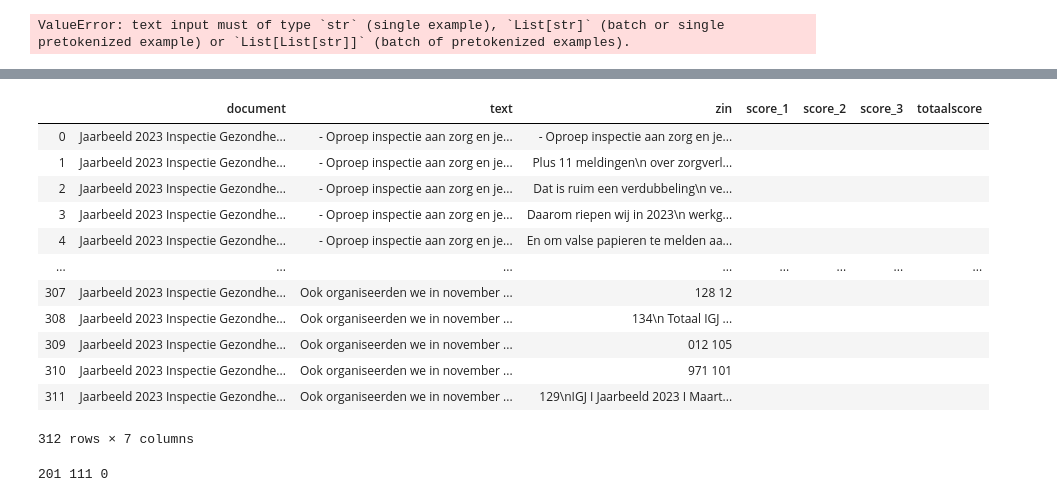
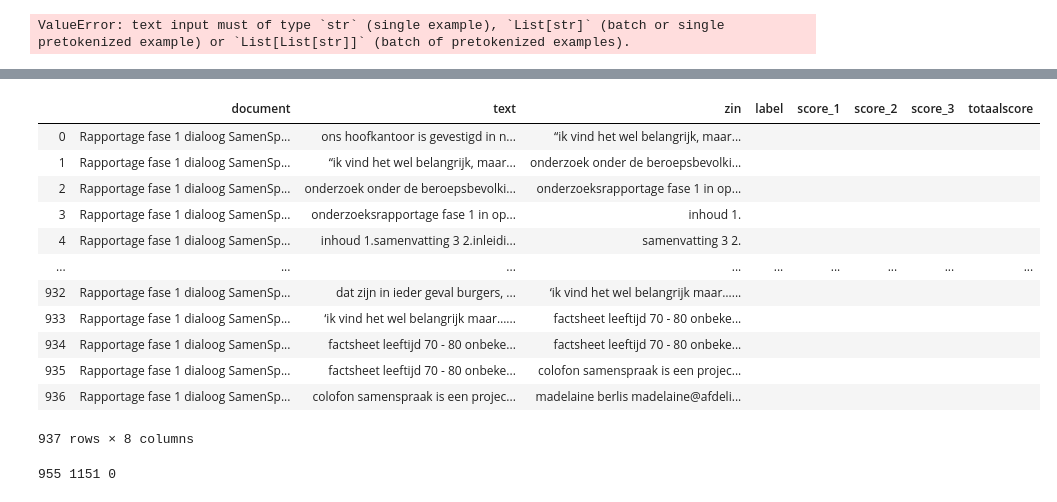
Before and after one commit to milenadeswart/Datalab_PDR, a Jupyter notebook: datasets/Bert_model_test_pretrained.ipynb, the cells around one changed output, grey strips where cells are left out. Drawn from its saved outputs; the diff is of its cells as text; code cells hidden in the pictures.

```diff
--- a/datasets/Bert_model_test_pretrained.ipynb
+++ b/datasets/Bert_model_test_pretrained.ipynb
@@ -33,7 +33,7 @@ You should probably TRAIN this model on a down-stream task to be able to use it
 # %%
 # inladen data
 dataset_path = "~/share/Milena/programma-discriminatie-en-racisme/datasets/"
-dataset_zoek = pd.read_csv(dataset_path + 'dataset_milena.csv', sep = ';') # model is te groot om te trainen met volledige dataset zonder GPU
+dataset_zoek = pd.read_csv(dataset_path + 'dataset_milena_3.csv', sep = ';') # model is te groot om te trainen met volledige dataset zonder GPU
 # %%
 # hoe veel komt discriminatie voor in de dataset?
 print(dataset_zoek.columns)
@@ -235,57 +237,76 @@ Stimuleren gebruik eiwithoudende grondstoffen uit Europa
 # %%
 # Rapportage fase 1 dialoog SamenSpraak
 # dit document splitsen in zinnen en beschikbaar maken voor labelling
 
-kolommen = ['document', 'text', 'zin']
-data = []
-paragrafen = []
+# als de data wordt aangeleverd in paragraafformat
+def generate_to_label_paragrafen(document):
+    kolommen = ['document', 'text', 'zin']
+    data = []
+    paragrafen = []
+    woorden = []
 
-def generate_to_label(document):
     # isolate sentences based on '.' or '!' or '?'
     for i in range(len(dataset_zoek)):
         if dataset_zoek['Onderwerp'].iloc[i] == document:
             # voorkomen dat paragrafen dubbel worden opgenomen
             paragraaf = dataset_zoek['text'].iloc[i]
             document = dataset_zoek['Onderwerp'].iloc[i]
             if paragraaf not in paragrafen:
                 paragrafen.append(paragraaf)
                 zinnen = paragraaf.split(sep = '.')
 
                 for zin in zinnen:
-                    zin_data = []
-                    zin_data.append(document)
-                    zin_data.append(paragraaf)
-                    zin_data.append(zin)
-                    data.append(zin_data)
+                    data.append([document, paragraaf, zin])
     to_label = pd.DataFrame(data, columns = kolommen)
     return(to_label)
 
-data_for_labelling = generate_to_label('Jaarbeeld 2023 Inspectie Gezondheidszorg en Jeugd')
+# als de data al is gesplitst in zinnen
+def generate_to_label_zinnen(document):
+    kolommen = ['document', 'text', 'zin']
+    data = []
+    paragrafen = []
+    woorden = []
+
+    # isolate sentences based on '.' or '!' or '?'
+    for i in range(len(dataset_zoek)):
+        if dataset_zoek['Onderwerp'].iloc[i] == document:
+            # voorkomen dat paragrafen dubbel worden opgenomen
+            zin = dataset_zoek['text'].iloc[i]
+            document = dataset_zoek['Onderwerp'].iloc[i]
+
+            # voeg voorgaande en opvolgende zin toe om context mee te geven
+            if i == 0:
+                paragraaf = dataset_zoek['text'].iloc[i] + dataset_zoek['text'].iloc[i+1]
+            elif i == len(dataset_zoek):
+                paragraaf = dataset_zoek['text'].iloc[i-1] + dataset_zoek['text'].iloc[i]
+            else:
+                paragraaf = dataset_zoek['text'].iloc[i-1] + dataset_zoek['text'].iloc[i] + dataset_zoek['text'].iloc[i+1]
+            data.append([document, paragraaf, zin])
+    to_label = pd.DataFrame(data, columns = kolommen)
+    return(to_label)
+
+data_for_labelling = generate_to_label_zinnen('Rapportage fase 1 dialoog SamenSpraak')
 data_for_labelling['label'] = ''
 data_for_labelling['score_1'] = ''
 data_for_labelling['score_2'] = ''
 data_for_labelling['score_3'] = ''
 data_for_labelling['totaalscore'] = ''
 
 display(data_for_labelling)
-
-# optioneel: exporteer naar .csv
-#export_path = 'milenadeswart/share/Milena/programma-discriminatie-en-racisme/datasets/'
-#datasetDR.to_csv('dataset_te_labellen.csv')
 # %% [output]
-|  | document | text | zin | score_1 | score_2 | score_3 | totaalscore |
-| 0 | Jaarbeeld 2023 Inspectie Gezondhe... | - Oproep inspectie aan zorg en je... | - Oproep inspectie aan zorg en je... |  |  |  |  |
-| 1 | Jaarbeeld 2023 Inspectie Gezondhe... | - Oproep inspectie aan zorg en je... | Plus 11 meldingen\n over zorgverl... |  |  |  |  |
-| 2 | Jaarbeeld 2023 Inspectie Gezondhe... | - Oproep inspectie aan zorg en je... | Dat is ruim een verdubbeling\n ve... |  |  |  |  |
-| 3 | Jaarbeeld 2023 Inspectie Gezondhe... | - Oproep inspectie aan zorg en je... | Daarom riepen wij in 2023\n werkg... |  |  |  |  |
-| 4 | Jaarbeeld 2023 Inspectie Gezondhe... | - Oproep inspectie aan zorg en je... | En om valse papieren te melden aa... |  |  |  |  |
-| ... | ... | ... | ... | ... | ... | ... | ... |
-| 307 | Jaarbeeld 2023 Inspectie Gezondhe... | Ook organiseerden we in november ... | 128 12 |  |  |  |  |
-| 308 | Jaarbeeld 2023 Inspectie Gezondhe... | Ook organiseerden we in november ... | 134\n Totaal IGJ ... |  |  |  |  |
-| 309 | Jaarbeeld 2023 Inspectie Gezondhe... | Ook organiseerden we in november ... | 012 105 |  |  |  |  |
-| 310 | Jaarbeeld 2023 Inspectie Gezondhe... | Ook organiseerden we in november ... | 971 101 |  |  |  |  |
-| 311 | Jaarbeeld 2023 Inspectie Gezondhe... | Ook organiseerden we in november ... | 129\nIGJ I Jaarbeeld 2023 I Maart... |  |  |  |  |
+|  | document | text | zin | label | score_1 | score_2 | score_3 | totaalscore |
+| 0 | Rapportage fase 1 dialoog SamenSp... | ons hoofkantoor is gevestigd in n... | “ik vind het wel belangrijk, maar... |  |  |  |  |  |
+| 1 | Rapportage fase 1 dialoog SamenSp... | “ik vind het wel belangrijk, maar... | onderzoek onder de beroepsbevolki... |  |  |  |  |  |
+| 2 | Rapportage fase 1 dialoog SamenSp... | onderzoek onder de beroepsbevolki... | onderzoeksrapportage fase 1 in op... |  |  |  |  |  |
+| 3 | Rapportage fase 1 dialoog SamenSp... | onderzoeksrapportage fase 1 in op... | inhoud 1. |  |  |  |  |  |
+| 4 | Rapportage fase 1 dialoog SamenSp... | inhoud 1.samenvatting 3 2.inleidi... | samenvatting 3 2. |  |  |  |  |  |
+| ... | ... | ... | ... | ... | ... | ... | ... | ... |
+| 932 | Rapportage fase 1 dialoog SamenSp... | dat zijn in ieder geval burgers, ... | ‘ik vind het wel belangrijk maar…... |  |  |  |  |  |
+| 933 | Rapportage fase 1 dialoog SamenSp... | ‘ik vind het wel belangrijk maar…... | factsheet leeftijd 70 - 80 onbeke... |  |  |  |  |  |
+| 934 | Rapportage fase 1 dialoog SamenSp... | factsheet leeftijd 70 - 80 onbeke... | factsheet leeftijd 70 - 80 onbeke... |  |  |  |  |  |
+| 935 | Rapportage fase 1 dialoog SamenSp... | factsheet leeftijd 70 - 80 onbeke... | colofon samenspraak is een projec... |  |  |  |  |  |
+| 936 | Rapportage fase 1 dialoog SamenSp... | colofon samenspraak is een projec... | madelaine berlis madelaine@afdeli... |  |  |  |  |  |
-312 rows × 7 columns
+937 rows × 8 columns
 # %%
 # voeg een sentiment analysis feature toe
 pipe = pipeline("text-classification", model="wietsedv/bert-base-dutch-cased-finetuned-sentiment", return_all_scores=True)
@@ -295,7 +316,7 @@ positives = 0
 neutrals = 0
 
 for i in range(len(data_for_labelling)):
-    label = pipe(data_for_labelling.loc[i, 'zin'])
+    label = pipe(data_for_labelling.loc[i, 'text'])
     neg_label = label[0][0]['score']
     pos_label = label[0][1]['score']
     if neg_label > pos_label:
@@ -310,4 +331,4 @@ for i in range(len(data_for_labelling)):
 
 print(positives, negatives, neutrals)
 # %% [output]
-201 111 0
+955 1151 0
```
Also changed, not shown: parts of 6 cells of this notebook.
